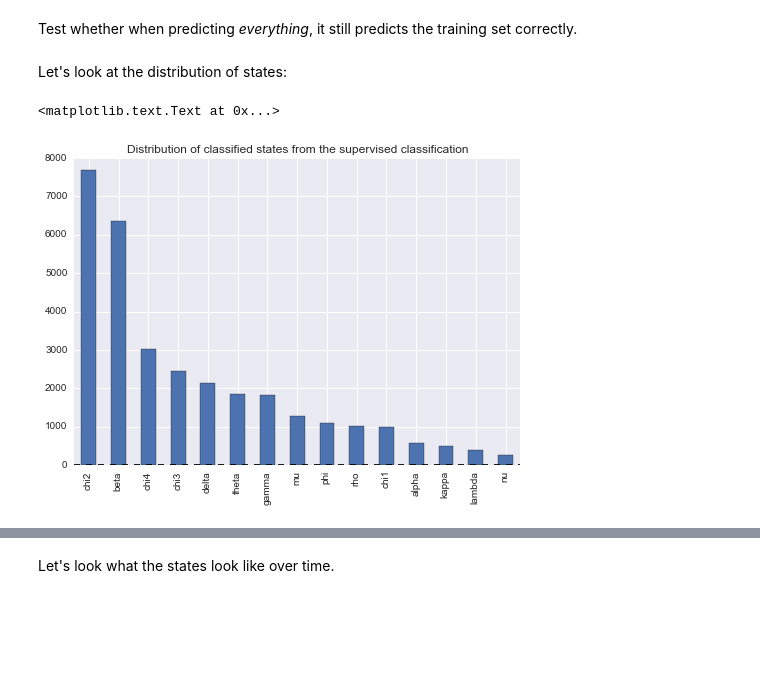
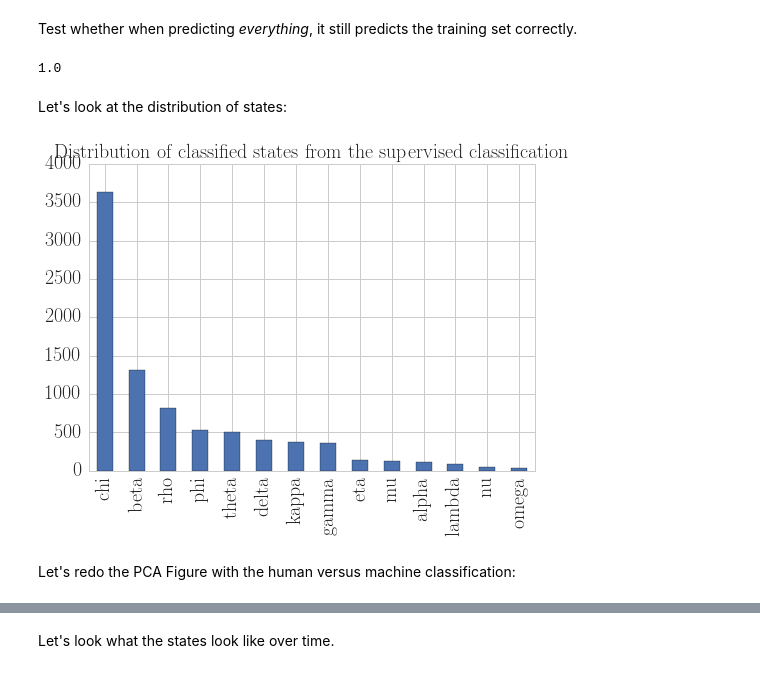
Before and after one commit to dhuppenkothen/BlackHoleMagic, a Jupyter notebook: code/GRS1915_SupervisedClassification.ipynb, the cells around one changed output, grey strips where cells are left out. Cells and saved outputs as stored; diff of their text form; code cells hidden in the pictures; blank space fills up the shorter version.

Commit message:
Supervised Classification done

```diff
--- a/code/GRS1915_SupervisedClassification.ipynb
+++ b/code/GRS1915_SupervisedClassification.ipynb
@@ -132,8 +752,8 @@ Plain nearest neighbour search gets us to $\sim78\%$. Let's try Random Forests,
 # %%
 from sklearn.ensemble import RandomForestClassifier
 
-params = {'max_depth': [7, 10,12, 15,17, 18, 19, 20, 21, 22, 23, 25,30,40, 50, 100, 200, 500],
-          'max_features':[2,3,4,5,6,7,8,10,20,25,30,31]}
+params = {'max_depth': [7, 10, 15, 20, 30,40, 50, 100, 200, 500],
+          'max_features':[2,3,4,5,6,7,8,10,12,14,16,17,18,19,20,22,24,26,28,30,32,34]}
 grid_rfc = GridSearchCV(RandomForestClassifier(n_estimators=500), param_grid=params,
                         verbose=1, n_jobs=10)
 grid_rfc.fit(fscaled_train, labels_train)
@@ -742,16 +1102,14 @@ To compare with unsupervised methods, we're going to train on the entire supervi
 # %%
-fscaled_all = scaler_train.transform(features_all)
-
-labels_all = np.concatenate((labels_train, labels_val, labels_test))
+fscaled_cls = fscaled_full[labels_all != "None"]
+labels_cls = labels_all[labels_all != "None"]
 
 from sklearn.ensemble import RandomForestClassifier
 
-params = {'max_depth': [7, 10,12, 15, 20, 25,30,40, 50, 100, 200, 500]}#,
-         # 'max_features':[2,3,4,5,6,7,8,10,50,150,200,250,300]}
+params = {'max_depth': [7, 10,12, 15, 20, 25,30,40, 50, 100, 200, 500],
+          'max_features':[2,3,4,5,6,7,8,10,12,14,16,18,20,22,24,26,28,30,32,34]}
 grid_rfc = GridSearchCV(RandomForestClassifier(n_estimators=500), param_grid=params,
-                        verbose=10, n_jobs=10)
-grid_rfc.fit(fscaled_all, labels_all)
+                        verbose=0, n_jobs=10)
+grid_rfc.fit(fscaled_cls, labels_cls)
 print(grid_rfc.best_params_)
-print(grid_rfc.score(fscaled_all, labels_all))
-#print(grid_rfc.score(features_val, labels_val))
+print(grid_rfc.score(fscaled_cls, labels_cls))
 # %% [output]
@@ -787,5 +1118,6 @@ Fitting 3 folds for each of 12 candidates, totalling 36 fits
 # %%
 print(grid_rfc.best_params_)
-rfc = RandomForestClassifier(n_estimators=500,max_depth=200)
-rfc.fit(fscaled_all, labels_all)
+rfc = RandomForestClassifier(n_estimators=500,max_depth=grid_rfc.best_params_["max_depth"],
+                            max_features=grid_rfc.best_params_["max_features"])
+rfc.fit(fscaled_cls, labels_cls)
 # %% [output]
@@ -802,5 +1131,5 @@ rfc.score(fscaled_all, labels_all)
 # %%
-fscaled_all_full = scaler_train.transform(features_all_full)
-labels_trained_full = rfc.predict(fscaled_all_full)
+#fscaled_all_full = scaler_train.transform(features_all_full)
+labels_trained_full = rfc.predict(fscaled_full)
 # %% [markdown]
 Test whether when predicting *everything*, it still predicts the training set correctly.
@@ -811,13 +1136,24 @@ rfc.score(fscaled_all, labels_trained)
+# %%
+rfc.score(fscaled_cls, labels_cls)
+# %% [output]
+1.0
 # %% [markdown]
 Let's look at the distribution of states:
 # %%
+sns.set_style("whitegrid")
+plt.rc("font", size=24, family="serif", serif="Computer Sans")
+plt.rc("axes", titlesize=20, labelsize=20)
+plt.rc("text", usetex=True)
+plt.rc('xtick', labelsize=20)
+plt.rc('ytick', labelsize=20)
 
 st = pd.Series(labels_trained_full)
 nstates = st.value_counts()
-nstates.plot(kind='bar')
+nstates.plot(kind='bar', color=sns.color_palette()[0])
 plt.title("Distribution of classified states from the supervised classification")
-#plt.savefig(datadir+"grs1915_kmeans_clusterid_cluster%i.pdf"%int(p), format="pdf")
+plt.savefig(datadir+"grs1915_supervised_states_histogram.pdf", format="pdf")
 #plt.close()
 # %% [output]
-<matplotlib.text.Text at 0x...>
-[figure, old version]
+[figure, new version]
+# %% [markdown]
+Let's redo the PCA Figure with the human versus machine classification:
```
Also changed, not shown: parts of 132 cells of this notebook.
